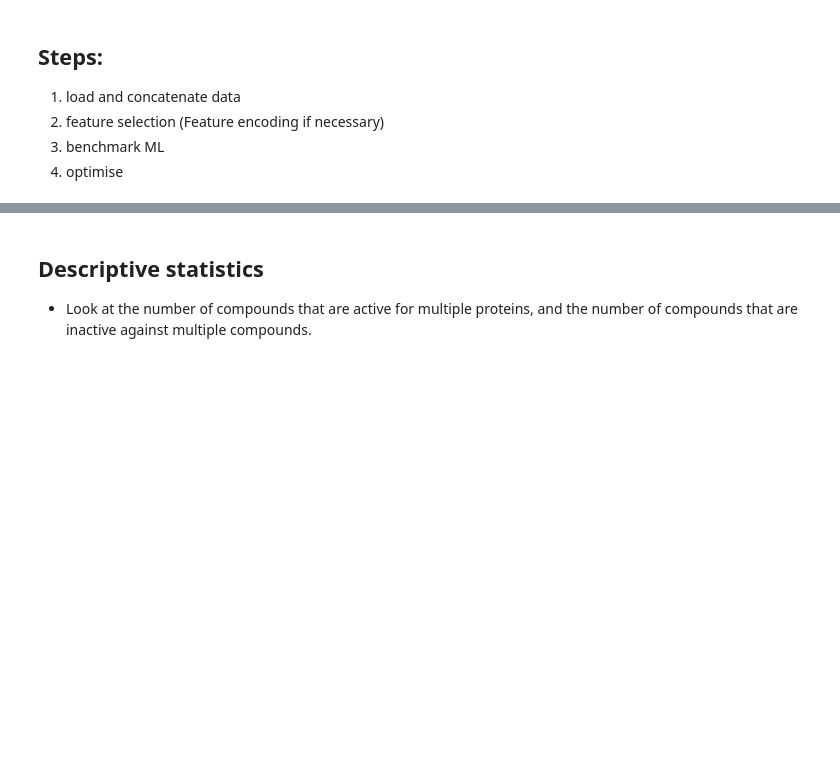
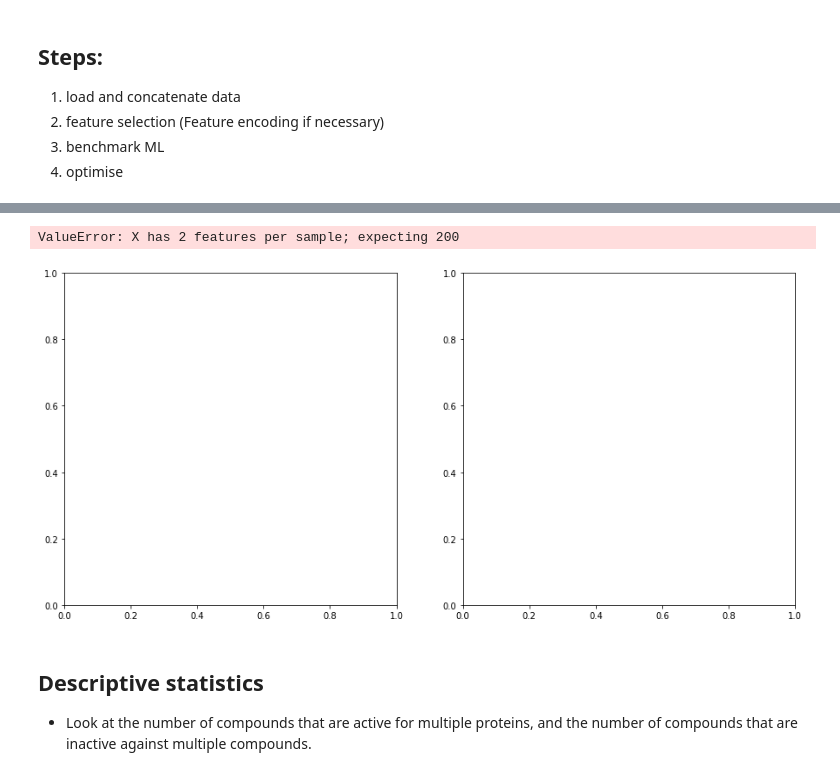
Before and after one commit to fojackson8/bio, a Jupyter notebook: Documents/DPhil/taught_courses/ds/dude_ml.ipynb, the cells around one changed output, grey strips where cells are left out. Saved outputs shown, nothing was run; the diff lists cells and outputs as text; code cells hidden in the pictures; blank space fills up the shorter version.

```diff
--- a/Documents/DPhil/taught_courses/ds/dude_ml.ipynb
+++ b/Documents/DPhil/taught_courses/ds/dude_ml.ipynb
@@ -97,3 +239,19 @@ score(X, y, sample_weight=None) method of sklearn.ensemble.forest.RandomForestCl
+# %%
+X = np.asarray(x_train)
+y = np.asarray(y_train)
+fig, (ax1, ax2) = plt.subplots(1, 2, figsize=(15, 7))
+# X, y = create_dataset(n_samples=10000, weights=(0.01, 0.05, 0.94))
+clf = LinearSVC().fit(X, y)
+plot_decision_function(X, y, clf, ax1)
+ax1.set_title('Linear SVC with y={}'.format(Counter(y)))
+pipe = make_pipeline(RandomOverSampler(random_state=0), LinearSVC())
+pipe.fit(X, y)
+plot_decision_function(X, y, pipe, ax2)
+ax2.set_title('Decision function for RandomOverSampler')
+fig.tight_layout()
+# %% [output]
+ValueError: X has 2 features per sample; expecting 200
+[figure, added]
 # %% [markdown]
 ## Descriptive statistics
 
```
Also changed, not shown: parts of 19 cells of this notebook.
